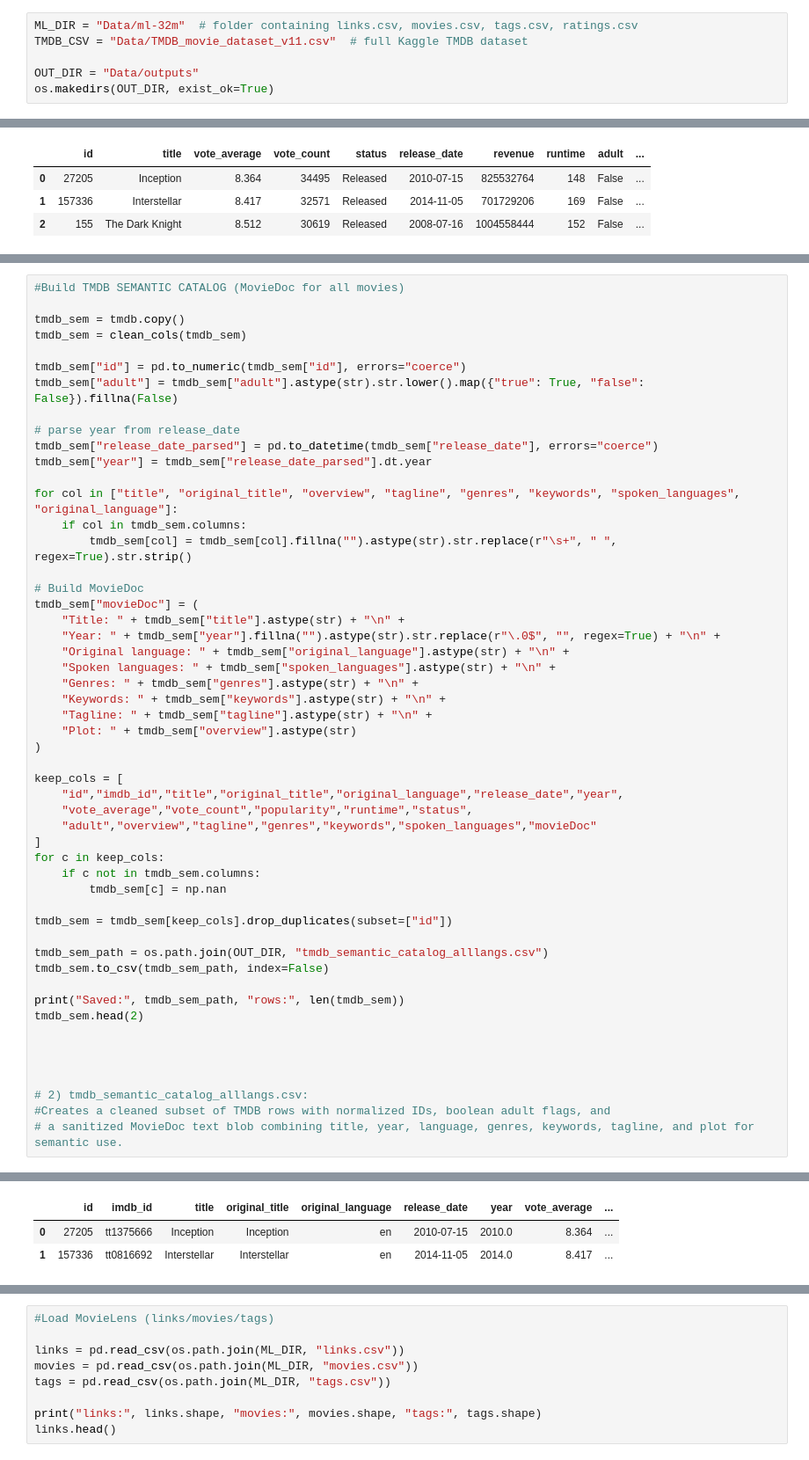
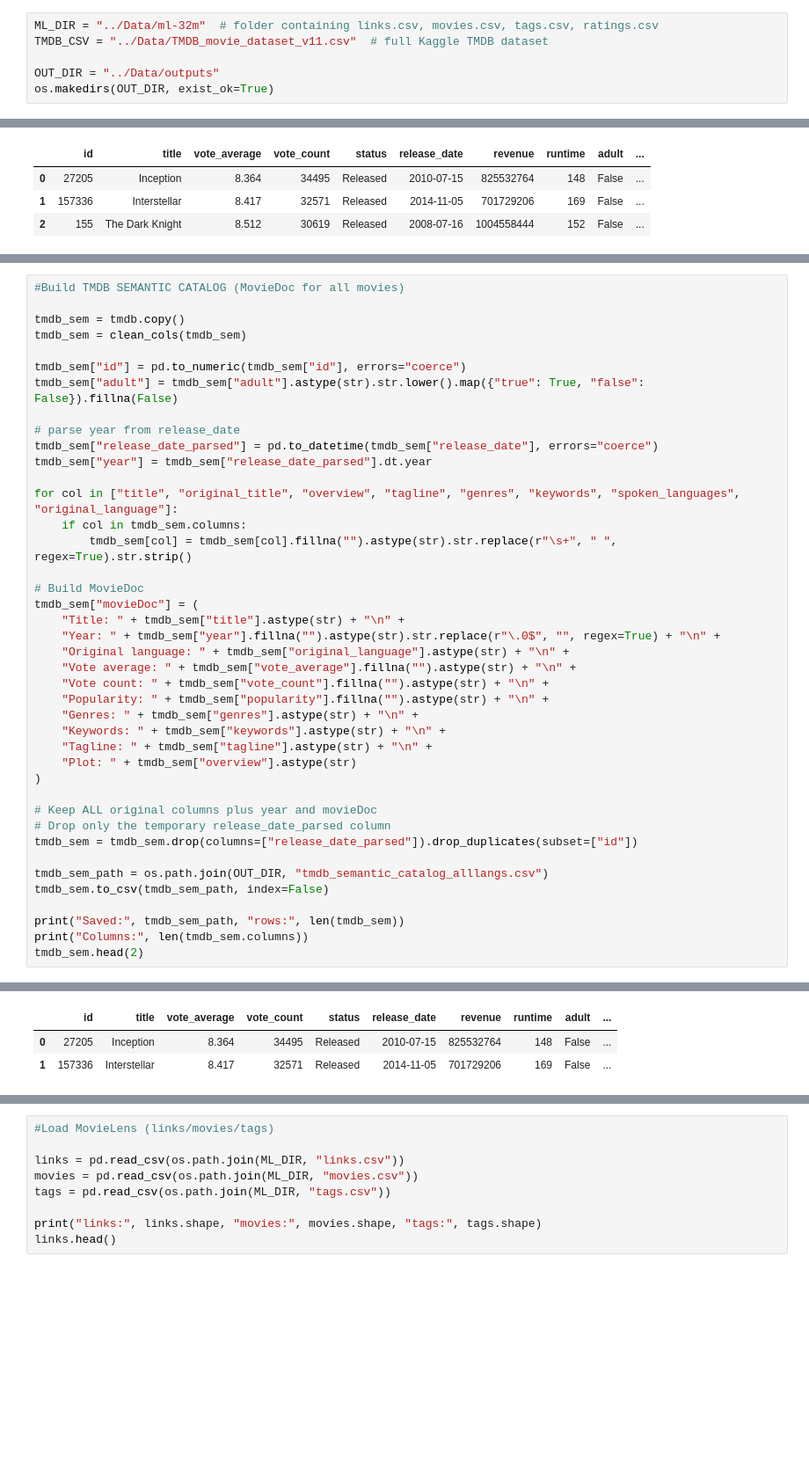
Before and after one commit to roop-yaswanth/CineMatch, a Jupyter notebook: src/2)Data_Pipeline.ipynb, the cells around one changed output, grey strips where cells are left out. Shown at 88% size. Cells and saved outputs as stored; diff of their text form; blank space fills up the shorter version.

```diff
--- a/2)Data_Pipeline.ipynb
+++ b/src/2)Data_Pipeline.ipynb
@@ -7,10 +7,10 @@ import pandas as pd
 pd.set_option("display.max_columns", 200)
 pd.set_option("display.width", 160)
 # %%
-ML_DIR = "Data/ml-32m"  # folder containing links.csv, movies.csv, tags.csv, ratings.csv
-TMDB_CSV = "Data/TMDB_movie_dataset_v11.csv"  # full Kaggle TMDB dataset
+ML_DIR = "../Data/ml-32m"  # folder containing links.csv, movies.csv, tags.csv, ratings.csv
+TMDB_CSV = "../Data/TMDB_movie_dataset_v11.csv"  # full Kaggle TMDB dataset
 
-OUT_DIR = "Data/outputs"
+OUT_DIR = "../Data/outputs"
 os.makedirs(OUT_DIR, exist_ok=True)
 # %%
 # Helper functions
@@ -109,34 +96,23 @@ tmdb_sem["movieDoc"] = (
     "Title: " + tmdb_sem["title"].astype(str) + "\n" +
     "Year: " + tmdb_sem["year"].fillna("").astype(str).str.replace(r"\.0$", "", regex=True) + "\n" +
     "Original language: " + tmdb_sem["original_language"].astype(str) + "\n" +
-    "Spoken languages: " + tmdb_sem["spoken_languages"].astype(str) + "\n" +
+    "Vote average: " + tmdb_sem["vote_average"].fillna("").astype(str) + "\n" +
+    "Vote count: " + tmdb_sem["vote_count"].fillna("").astype(str) + "\n" +
+    "Popularity: " + tmdb_sem["popularity"].fillna("").astype(str) + "\n" +
     "Genres: " + tmdb_sem["genres"].astype(str) + "\n" +
     "Keywords: " + tmdb_sem["keywords"].astype(str) + "\n" +
     "Tagline: " + tmdb_sem["tagline"].astype(str) + "\n" +
     "Plot: " + tmdb_sem["overview"].astype(str)
 )
 
-keep_cols = [
-    "id","imdb_id","title","original_title","original_language","release_date","year",
-    "vote_average","vote_count","popularity","runtime","status",
-    "adult","overview","tagline","genres","keywords","spoken_languages","movieDoc"
-]
-for c in keep_cols:
-    if c not in tmdb_sem.columns:
-        tmdb_sem[c] = np.nan
-
-tmdb_sem = tmdb_sem[keep_cols].drop_duplicates(subset=["id"])
+# Keep ALL original columns plus year and movieDoc
+# Drop only the temporary release_date_parsed column
+tmdb_sem = tmdb_sem.drop(columns=["release_date_parsed"]).drop_duplicates(subset=["id"])
 
 tmdb_sem_path = os.path.join(OUT_DIR, "tmdb_semantic_catalog_alllangs.csv")
 tmdb_sem.to_csv(tmdb_sem_path, index=False)
 
 print("Saved:", tmdb_sem_path, "rows:", len(tmdb_sem))
+print("Columns:", len(tmdb_sem.columns))
 tmdb_sem.head(2)
-
-
-
-
-# 2) tmdb_semantic_catalog_alllangs.csv:
-#Creates a cleaned subset of TMDB rows with normalized IDs, boolean adult flags, and
-# a sanitized MovieDoc text blob combining title, year, language, genres, keywords, tagline, and plot for semantic use.
 # %% [output]
@@ -144,3 +121,3 @@ Saved: outputs/tmdb_semantic_catalog_alllangs.csv rows: 1367545
-|  | id | imdb_id | title | original_title | original_language | release_date | year | vote_average | ... |
-| 0 | 27205 | tt1375666 | Inception | Inception | en | 2010-07-15 | 2010.0 | 8.364 | ... |
-| 1 | 157336 | tt0816692 | Interstellar | Interstellar | en | 2014-11-05 | 2014.0 | 8.417 | ... |
+|  | id | title | vote_average | vote_count | status | release_date | revenue | runtime | adult | ... |
+| 0 | 27205 | Inception | 8.364 | 34495 | Released | 2010-07-15 | 825532764 | 148 | False | ... |
+| 1 | 157336 | Interstellar | 8.417 | 32571 | Released | 2014-11-05 | 701729206 | 169 | False | ... |
```
Also changed, not shown: parts of 13 cells of this notebook, 4 other files.
